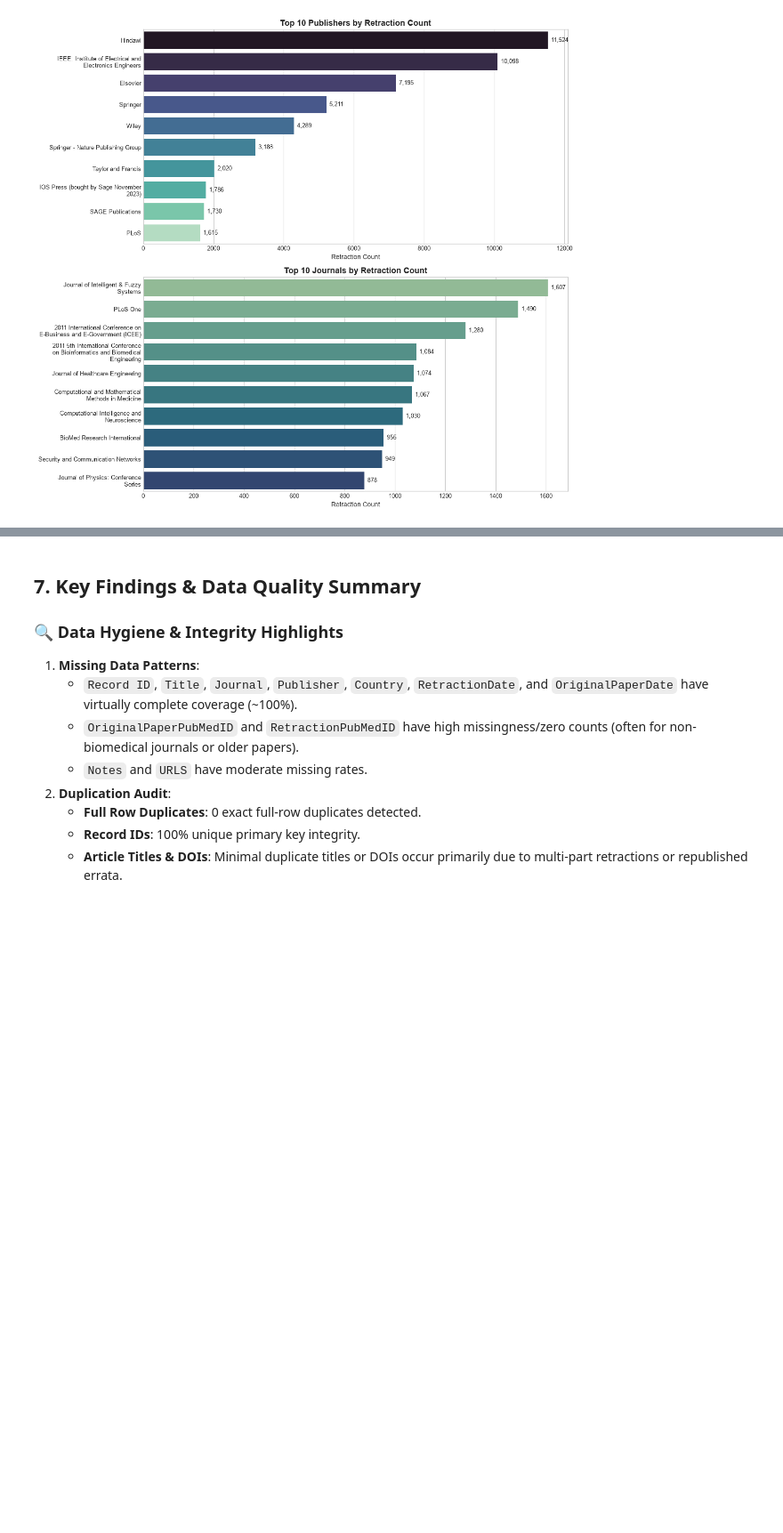
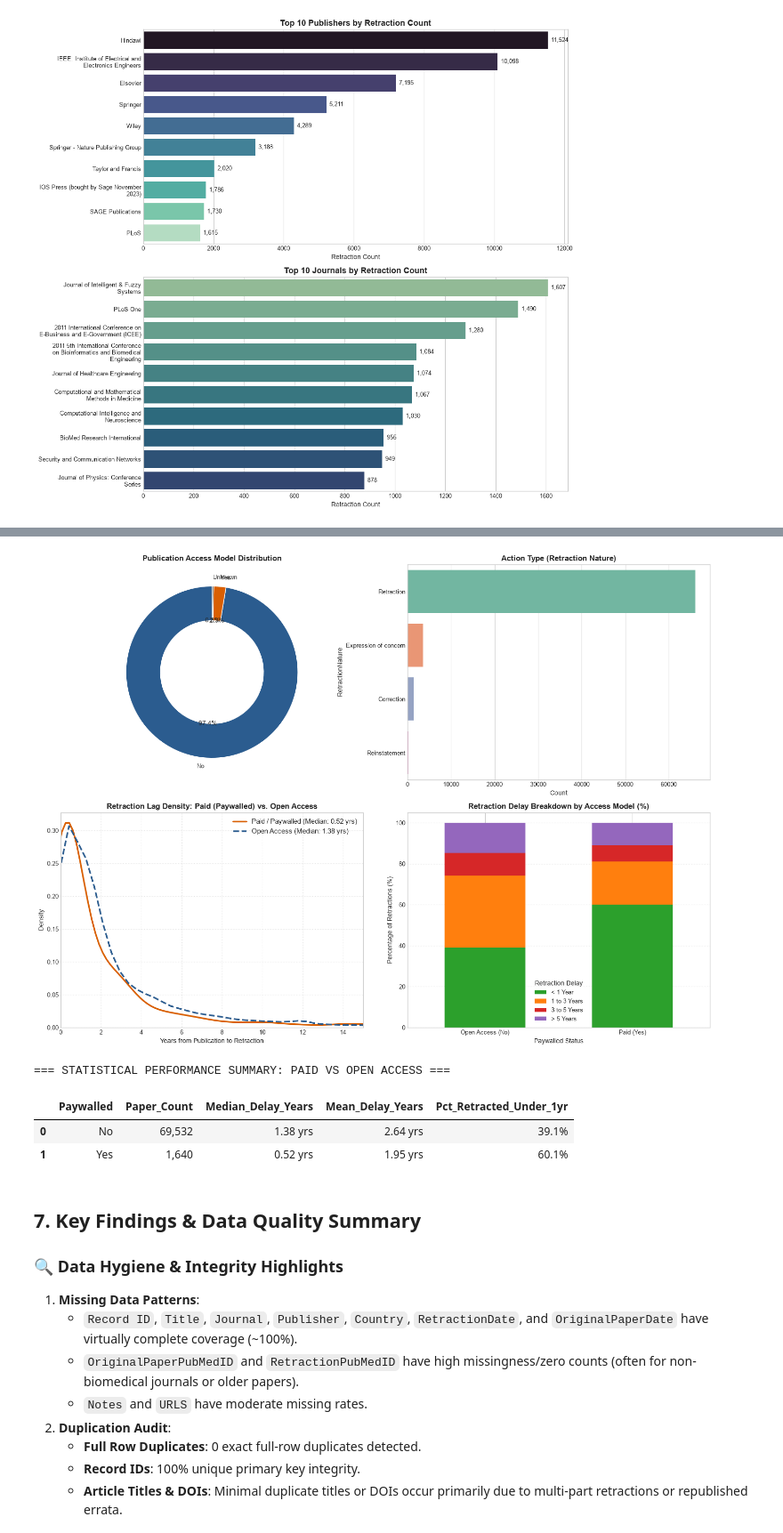
Before and after one commit to neutr0nslayer/Retraction-Watch-EDA-Data-Quality-Audit, a Jupyter notebook: retraction_watch_eda.ipynb, the cells around one changed output, grey strips where cells are left out. Shown at 89% size. Saved outputs shown, nothing was run; the diff lists cells and outputs as text; code cells hidden in the pictures; blank space fills up the shorter version.

```diff
--- a/retraction_watch_eda.ipynb
+++ b/retraction_watch_eda.ipynb
@@ -422,3 +666,77 @@ plt.show()
+# %%
+# Filter valid delay records
+valid_pw = df[df['Paywalled'].isin(['Yes', 'No']) & df['Time_To_Retraction_Years'].notnull() & (df['Time_To_Retraction_Years'] >= 0)].copy()
+
+fig, axes = plt.subplots(2, 2, figsize=(15, 11))
+
+# Chart 1: Paywalled Status Distribution (Donut Chart)
+paywalled_counts = df['Paywalled'].value_counts()
+axes[0, 0].pie(paywalled_counts.values, labels=paywalled_counts.index, autopct='%1.1f%%',
+               colors=['#2b5c8f', '#d95f02', '#7f7f7f'], startangle=90,
+               wedgeprops=dict(width=0.4, edgecolor='w'))
+axes[0, 0].set_title('Publication Access Model Distribution', fontsize=12, fontweight='bold')
+
+# Chart 2: Retraction Nature / Action Type
+nature_counts = df['RetractionNature'].value_counts().head(8)
+sns.barplot(x=nature_counts.values, y=nature_counts.index, ax=axes[0, 1], palette='Set2')
+axes[0, 1].set_title('Action Type (Retraction Nature)', fontsize=12, fontweight='bold')
+axes[0, 1].set_xlabel('Count')
+
+# Chart 3: Retraction Speed Comparison (KDE Density of Time to Retraction)
+sns.kdeplot(data=valid_pw[valid_pw['Paywalled'] == 'Yes']['Time_To_Retraction_Years'], ax=axes[1, 0], color='#d95f02', linewidth=2.5, label='Paid / Paywalled (Median: 0.52 yrs)')
+sns.kdeplot(data=valid_pw[valid_pw['Paywalled'] == 'No']['Time_To_Retraction_Years'], ax=axes[1, 0], color='#2b5c8f', linewidth=2.5, linestyle='--', label='Open Access (Median: 1.38 yrs)')
+axes[1, 0].set_title('Retraction Lag Density: Paid (Paywalled) vs. Open Access', fontsize=12, fontweight='bold')
+axes[1, 0].set_xlabel('Years from Publication to Retraction')
+axes[1, 0].set_ylabel('Density')
+axes[1, 0].set_xlim(0, 15)
+axes[1, 0].legend(fontsize=10.5)
+axes[1, 0].grid(True, linestyle=':', alpha=0.7)
+
+# Chart 4: Retraction Lag Category Breakdown (% of Total)
+valid_pw['Lag_Category'] = valid_pw['Time_To_Retraction_Years'].apply(
+    lambda y: '< 1 Year' if y < 1 else ('1 to 3 Years' if y <= 3 else ('3 to 5 Years' if y <= 5 else '> 5 Years'))
+)
+lag_pct = pd.crosstab(valid_pw['Paywalled'], valid_pw['Lag_Category'], normalize='index') * 100
+category_order = ['< 1 Year', '1 to 3 Years', '3 to 5 Years', '> 5 Years']
+lag_pct = lag_pct[[c for c in category_order if c in lag_pct.columns]]
+
+lag_pct.plot(kind='bar', stacked=True, ax=axes[1, 1], color=['#2ca02c', '#ff7f0e', '#d62728', '#9467bd'], width=0.55)
+axes[1, 1].set_title('Retraction Delay Breakdown by Access Model (%)', fontsize=12, fontweight='bold')
+axes[1, 1].set_xlabel('Paywalled Status')
+axes[1, 1].set_ylabel('Percentage of Retractions (%)')
+axes[1, 1].set_xticklabels(['Open Access (No)', 'Paid (Yes)'], rotation=0)
+axes[1, 1].legend(title='Retraction Delay', fontsize=9.5)
+axes[1, 1].grid(axis='y', linestyle=':', alpha=0.7)
+
+plt.tight_layout()
+plt.savefig(f"{FIG_DIR}/09_paywalled_vs_open_access_comparison.png", dpi=300, bbox_inches='tight')
+plt.show()
+
+# Performance Metrics Comparison table
+pw_summary = valid_pw.groupby('Paywalled')['Time_To_Retraction_Years'].agg(
+    Paper_Count='count',
+    Median_Delay_Years='median',
+    Mean_Delay_Years='mean',
+    Pct_Retracted_Under_1yr=lambda x: (x < 1).mean() * 100
+).reset_index()
+
+# Save paywalled analysis tables to disk
+pw_summary.to_csv(f"{TBL_DIR}/16_paywalled_vs_open_access_summary.csv", index=False)
+lag_pct.to_csv(f"{TBL_DIR}/17_paywalled_lag_category_percentages.csv")
+
+print("=== STATISTICAL PERFORMANCE SUMMARY: PAID VS OPEN ACCESS ===")
+display(pw_summary.style.format({
+    'Paper_Count': '{:,}',
+    'Median_Delay_Years': '{:.2f} yrs',
+    'Mean_Delay_Years': '{:.2f} yrs',
+    'Pct_Retracted_Under_1yr': '{:.1f}%'
+}))
+# %% [output]
+[figure, added]
+=== STATISTICAL PERFORMANCE SUMMARY: PAID VS OPEN ACCESS ===
+|  | Paywalled | Paper_Count | Median_Delay_Years | Mean_Delay_Years | Pct_Retracted_Under_1yr |
+| 0 | No | 69,532 | 1.38 yrs | 2.64 yrs | 39.1% |
+| 1 | Yes | 1,640 | 0.52 yrs | 1.95 yrs | 60.1% |
 # %% [markdown]
 ## 7. Key Findings & Data Quality Summary
 
```
Also changed, not shown: parts of 41 cells of this notebook, 52 other files.
